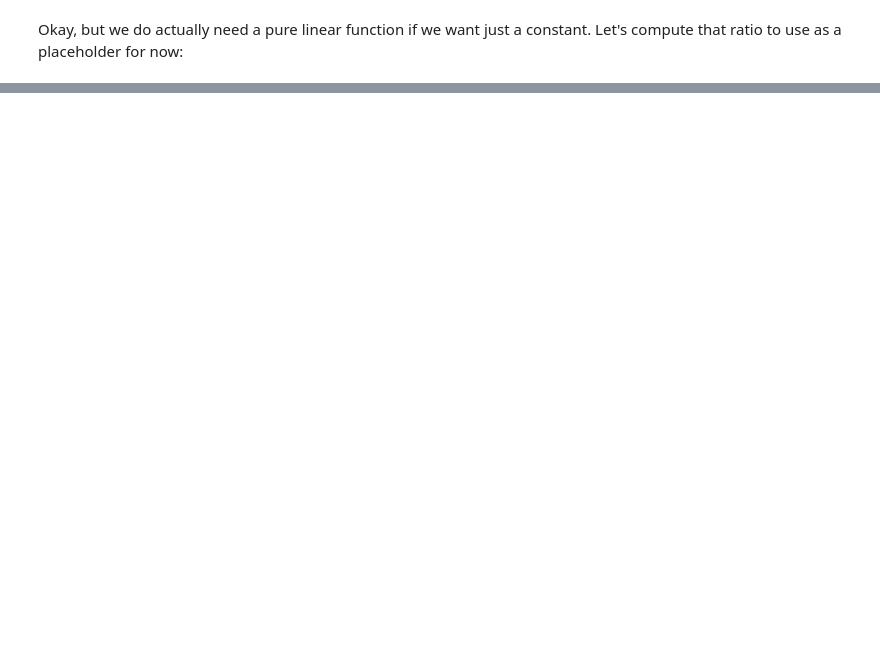
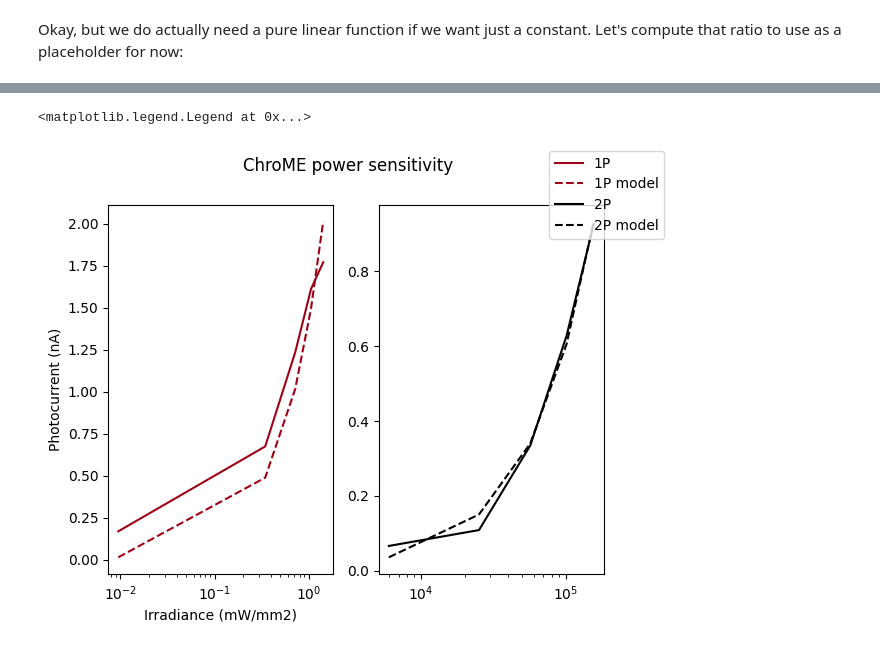
Before and after one commit to siplab-gt/cleo, a Jupyter notebook: notebooks/1p_2p_ratio.ipynb, the cells around one changed output, grey strips where cells are left out. Drawn from its saved outputs; the diff is of its cells as text; code cells hidden in the pictures; blank space fills up the shorter version.

```diff
--- a/notebooks/1p_2p_ratio.ipynb
+++ b/notebooks/1p_2p_ratio.ipynb
@@ -232,0 +672,5 @@ m1p / m2p
+# %%
+m1p_chrome, _ = opt(chrome_irr_1p, chrome_I_1p)
+m2p_chrome, _ = opt(chrome_irr_2p, chrome_I_2p)
+chrome_ratio = m1p_chrome / m2p_chrome
+print(f"ChroME: {chrome_ratio:.4f}")
@@ -232,0 +747,15 @@ m1p / m2p
+# %%
+fig, axs = plt.subplots(1, 2)
+axs[0].semilogx(chrome_irr_1p, chrome_I_1p, c="xkcd:carmine", label="1P")
+axs[0].semilogx(chrome_irr_1p, m1p_chrome * chrome_irr_1p, c="xkcd:carmine", linestyle="--", label="1P model")
+axs[1].semilogx(chrome_irr_2p, chrome_I_2p, c="k", label="2P")
+axs[1].semilogx(chrome_irr_2p, m2p_chrome * chrome_irr_2p, c="k", linestyle="--", label="2P model")
+axs[0].set(
+    xlabel="Irradiance (mW/mm2)",
+    ylabel="Photocurrent (nA)",
+)
+fig.suptitle("ChroME power sensitivity")
+fig.legend()
+# %% [output]
+<matplotlib.legend.Legend at 0x...>
+[figure, added]
```
Also changed, not shown: parts of 23 cells of this notebook, 1 other file.
